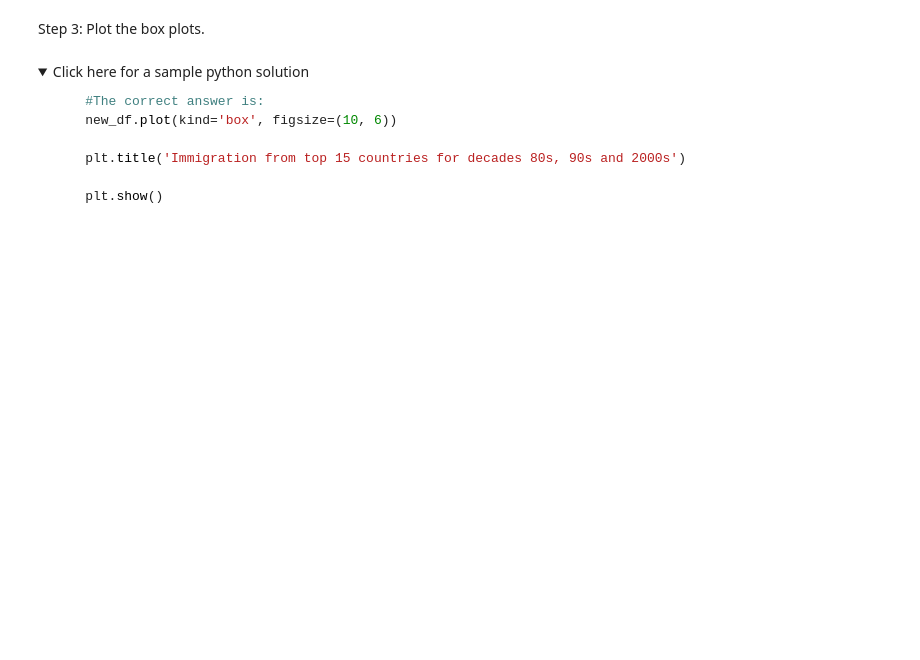
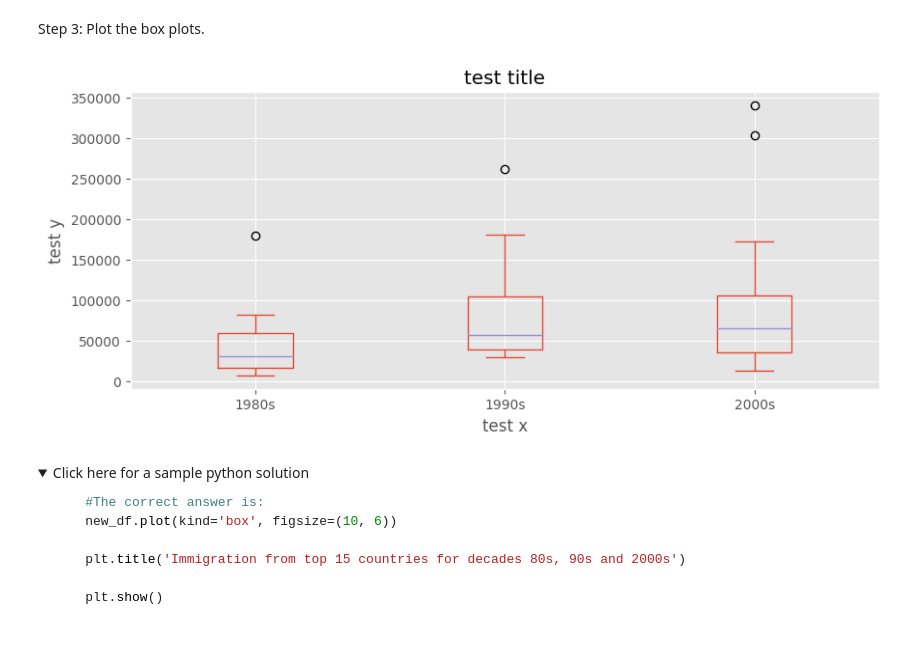
Before and after one commit to Vitalyastiy/courses, a Jupyter notebook: IBM/Viz_W2(2)-Exercise-Pie-Charts-Box-Plots-Scatter-Plots-and-Bubble-Plots.ipynb, the cells around one changed output. Drawn from its saved outputs; the diff is of its cells as text; code cells hidden in the pictures; folded sections open; blank space fills up the shorter version.

```diff
--- a/IBM/Viz_W2(2)-Exercise-Pie-Charts-Box-Plots-Scatter-Plots-and-Bubble-Plots.ipynb
+++ b/IBM/Viz_W2(2)-Exercise-Pie-Charts-Box-Plots-Scatter-Plots-and-Bubble-Plots.ipynb
@@ -453,8 +478,7 @@ Step 1: Get the dataset. Get the top 15 countries based on Total immigrant popul
 # %%
 ### type your answer here
-
-# df_top15 = ...
-# df_top15
+df_top15 = df_can.sort_values(by = 'Total', ascending=False).head(15)
+df_top15
 # %% [markdown]
 <details><summary>Click here for a sample python solution</summary>
 
@@ -476,3 +498,15 @@ Step 2: Create a new dataframe which contains the aggregate for each decade. One
+# %%
+### type your answer here
+years_80s = list(map(str, range(1980, 1990)))
+years_90s = list(map(str, range(1990, 2000)))
+years_00s = list(map(str, range(2000, 2010)))
+
+df_80s = df_top15.loc[:, years_80s].sum(axis=1)
+df_90s = df_top15.loc[:, years_90s].sum(axis=1)
+df_00s = df_top15.loc[:, years_00s].sum(axis=1)
+
+
+new_df = pd.DataFrame({'1980s': df_80s, '1990s': df_90s, '2000s':df_00s})
 # %% [markdown]
 <details><summary>Click here for a sample python solution</summary>
 
@@ -519,3 +562,14 @@ Step 3: Plot the box plots.
+# %%
+### type your answer here
+
+fig, ax = plt.subplots(figsize=(10, 4))
+new_df.plot(kind='box', ax=ax)
+ax.set_xlabel('test x')
+ax.set_ylabel('test y')
+ax.set_title('test title')
+plt.show()
+# %% [output]
+[figure, added]
 # %% [markdown]
 <details><summary>Click here for a sample python solution</summary>
 
```
Also changed, not shown: parts of 66 cells of this notebook.
